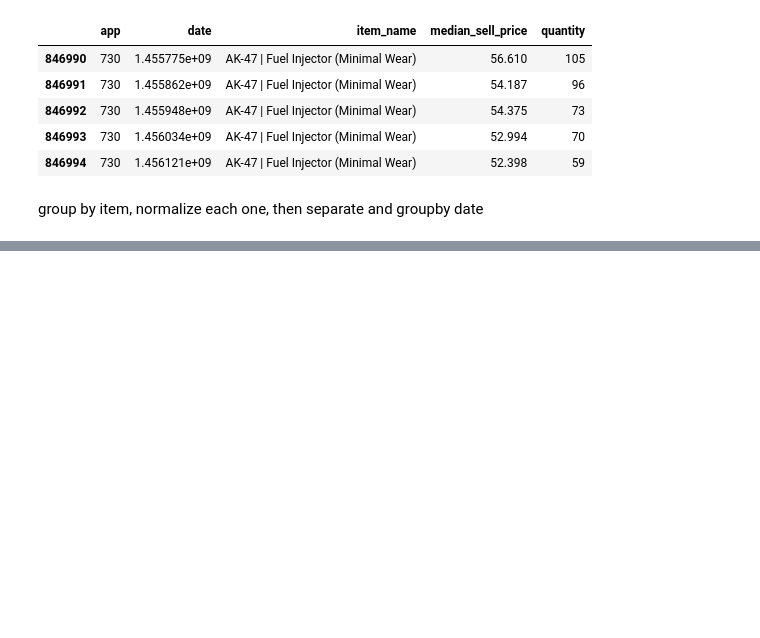
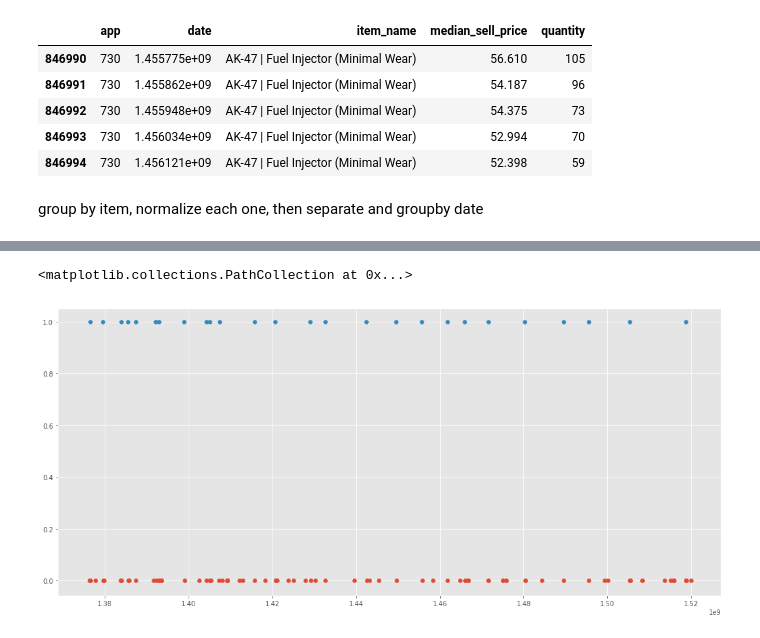
Before and after one commit to AkshayJ0shi/steam_anomaly_detection_capstone, a Jupyter notebook: series_arima.ipynb, the cells around one changed output, grey strips where cells are left out. Cells and saved outputs as stored; diff of their text form; code cells hidden in the pictures; blank space fills up the shorter version.

Commit message:
investigated item release dates

```diff
--- a/series_arima.ipynb
+++ b/series_arima.ipynb
@@ -507,0 +595,4 @@ group by item, normalize each one, then separate and groupby date
+# %%
+release_dates = bs.find_all(attrs={'class':'introduced-skinbox'})
+# %%
+release_dates = [a.text for a in release_dates]
@@ -507,0 +619,5 @@ group by item, normalize each one, then separate and groupby date
+# %%
+r = requests.get('https://www.csgodatabase.com/cases/')
+bs = BeautifulSoup(r.content)
+release_dates2 = bs.find_all(attrs={'class':'introduced-skinbox'})
+release_dates2 = [a.text for a in release_dates2]
@@ -507,0 +636,11 @@ group by item, normalize each one, then separate and groupby date
+# %%
+import datetime
+item_release_dates = release_dates + release_dates2
+item_release_dates = np.unique(np.sort([datetime.datetime.strptime(x, '%d %B %Y') for x in item_release_dates]))
+# %%
+fig, ax = plt.subplots(figsize=(18, 8))
+ax.scatter(list(map(lambda x: (x - np.datetime64('1970-01-01T00:00:00Z')) / np.timedelta64(1, 's'), item_start_dates)), [0]*len(item_start_dates))
+ax.scatter(list(map(lambda x: datetime.datetime.timestamp(x), item_release_dates)), [1]*len(item_release_dates))
+# %% [output]
+<matplotlib.collections.PathCollection at 0x...>
+[figure, added]
```
Also changed, not shown: parts of 21 cells of this notebook, 1 other file.
